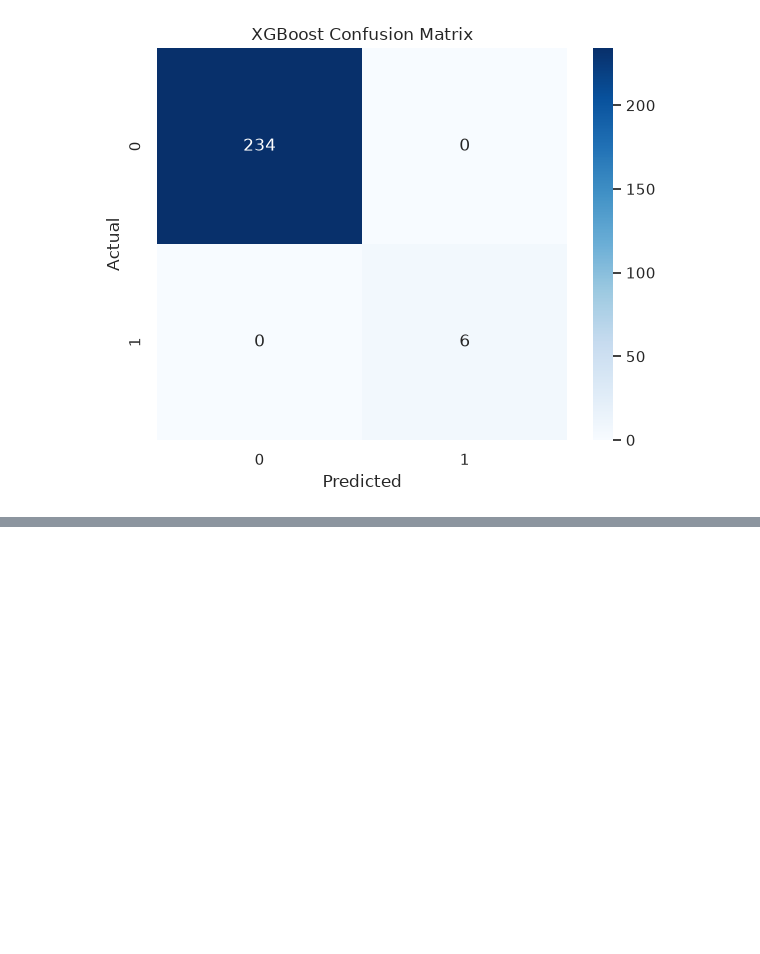
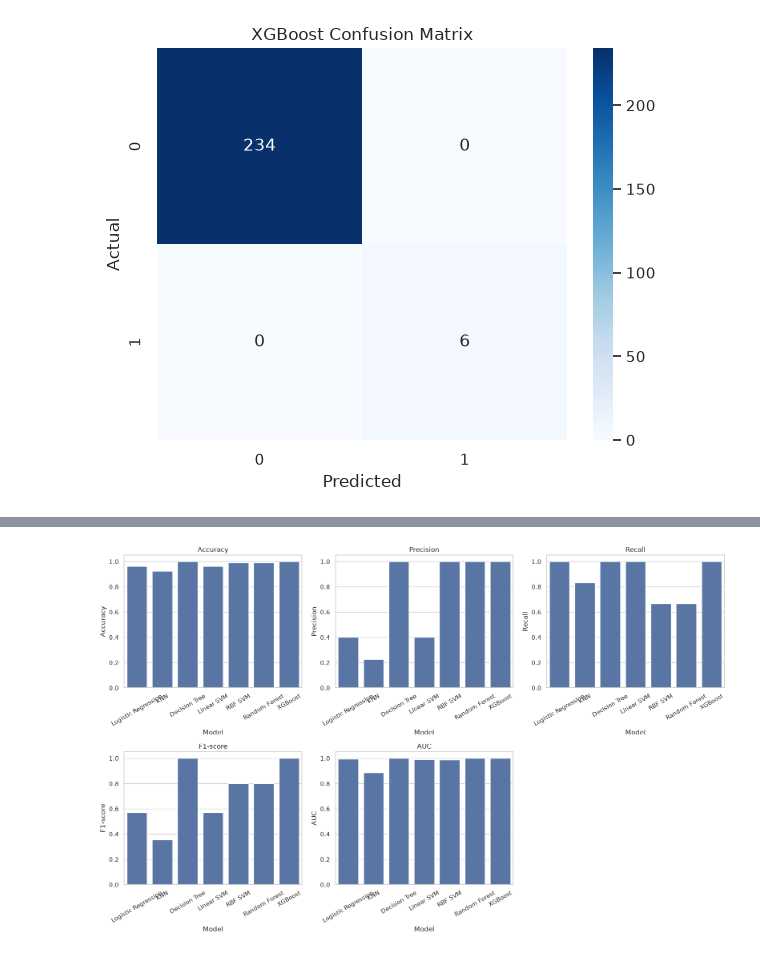
Before and after one commit to ILoveBacteria/data-mining-homeworks, a Jupyter notebook: homework3/notebook.ipynb, the cells around one changed output, grey strips where cells are left out. Saved outputs shown, nothing was run; the diff lists cells and outputs as text; code cells hidden in the pictures; blank space fills up the shorter version.

```diff
--- a/homework3/notebook.ipynb
+++ b/homework3/notebook.ipynb
@@ -1153,0 +1218,23 @@ F1-score  : 1.0000
+# %%
+metrics = ["Accuracy", "Precision", "Recall", "F1-score", "AUC"]
+
+fig, axes = plt.subplots(2, 3, figsize=(16, 10))
+axes = axes.flatten()
+
+for i, metric in enumerate(metrics):
+    sns.barplot(
+        data=results_df,
+        x="Model",
+        y=metric,
+        ax=axes[i]
+    )
+
+    axes[i].set_title(metric)
+    axes[i].tick_params(axis="x", rotation=30)
+
+axes[-1].axis("off")
+
+plt.tight_layout()
+plt.show()
+# %% [output]
+[figure, added]
```
Also changed, not shown: parts of 4 cells of this notebook.
